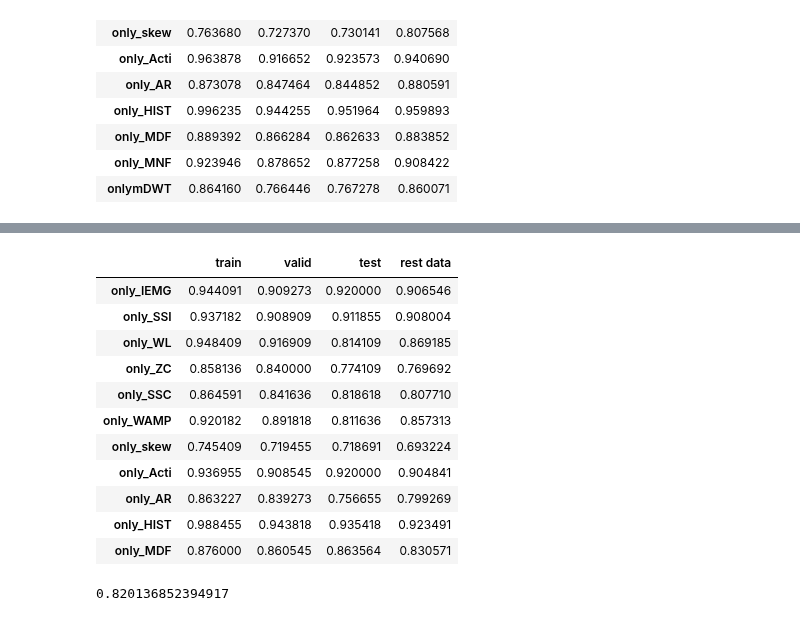
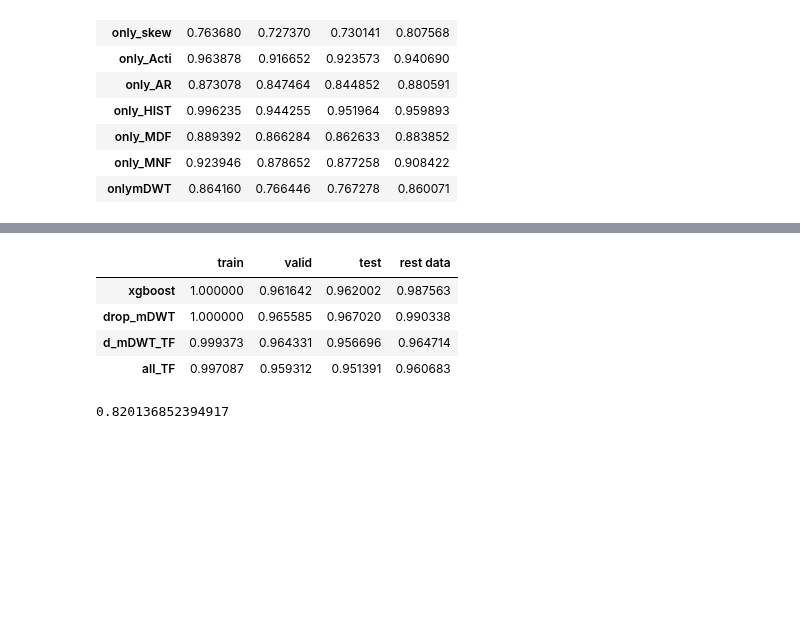
Before and after one commit to wuwenbo718/Master-Thesis, a Jupyter notebook: XGBoost.ipynb, the cells around one changed output, grey strips where cells are left out. Saved outputs shown, nothing was run; the diff lists cells and outputs as text; code cells hidden in the pictures; blank space fills up the shorter version.

```diff
--- a/XGBoost.ipynb
+++ b/XGBoost.ipynb
@@ -722,21 +713,14 @@ pd.DataFrame(acc_drop,index=['train','valid','test','rest data']).T
 # %%
 #acc_drop_df=pd.DataFrame(acc_drop,index=['train','valid','test','rest data'])
 #acc_drop_df.T
 #acc.join(acc_drop_dff).T.to_csv('./results/acc_drop_nf_T.csv')
-pd.read_csv('./results/acc_1f_T.csv',index_col=0)
+pd.read_csv('./results/dropna/acc_TT_TF.csv',index_col=0)
 # %% [output]
 |  | train | valid | test | rest data |
-| only_IEMG | 0.944091 | 0.909273 | 0.920000 | 0.906546 |
-| only_SSI | 0.937182 | 0.908909 | 0.911855 | 0.908004 |
-| only_WL | 0.948409 | 0.916909 | 0.814109 | 0.869185 |
-| only_ZC | 0.858136 | 0.840000 | 0.774109 | 0.769692 |
-| only_SSC | 0.864591 | 0.841636 | 0.818618 | 0.807710 |
-| only_WAMP | 0.920182 | 0.891818 | 0.811636 | 0.857313 |
-| only_skew | 0.745409 | 0.719455 | 0.718691 | 0.693224 |
-| only_Acti | 0.936955 | 0.908545 | 0.920000 | 0.904841 |
-| only_AR | 0.863227 | 0.839273 | 0.756655 | 0.799269 |
-| only_HIST | 0.988455 | 0.943818 | 0.935418 | 0.923491 |
-| only_MDF | 0.876000 | 0.860545 | 0.863564 | 0.830571 |
+| xgboost | 1.000000 | 0.961642 | 0.962002 | 0.987563 |
+| drop_mDWT | 1.000000 | 0.965585 | 0.967020 | 0.990338 |
+| d_mDWT_TF | 0.999373 | 0.964331 | 0.956696 | 0.964714 |
+| all_TF | 0.997087 | 0.959312 | 0.951391 | 0.960683 |
 # %%
 acc_rest[0]
 # %% [output]
```
Also changed, not shown: parts of 17 cells of this notebook, 10 other files.
